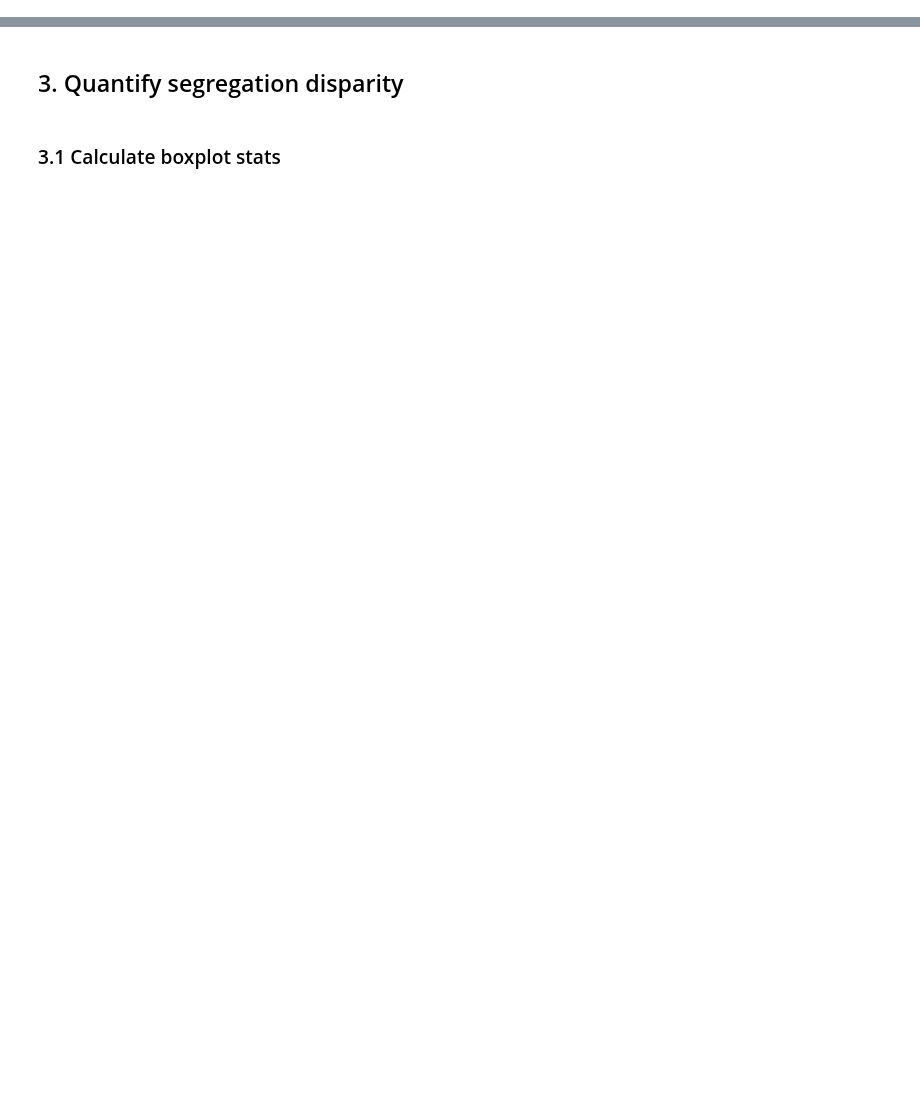
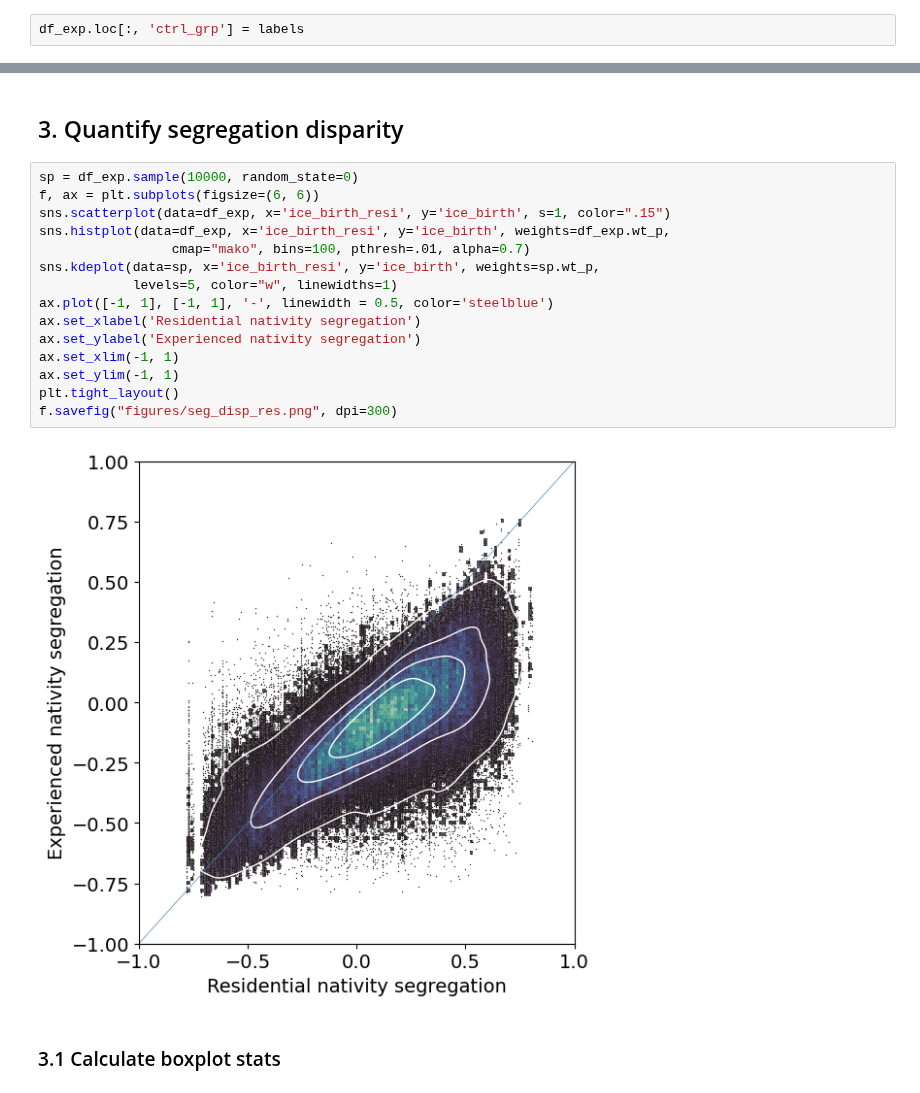
Before and after one commit to MobiSegInsights/mobi-social-segregation-se, a Jupyter notebook: src/MobiSegInsightsSE.models.1.0/29-model-seg-disp-exp.ipynb, the cells around one changed output, grey strips where cells are left out. Saved outputs shown, nothing was run; the diff lists cells and outputs as text; blank space fills up the shorter version.

```diff
--- a/src/MobiSegInsightsSE.models.1.0/29-model-seg-disp-exp.ipynb
+++ b/src/MobiSegInsightsSE.models.1.0/29-model-seg-disp-exp.ipynb
@@ -91,0 +132,2 @@ Name: 570844, dtype: object
+# %%
+df_exp.loc[:, 'ctrl_grp'] = labels
@@ -119,5 +314,22 @@ Name: wt_p, dtype: float64
 # %% [markdown]
 ## 3. Quantify segregation disparity
+# %%
+sp = df_exp.sample(10000, random_state=0)
+f, ax = plt.subplots(figsize=(6, 6))
+sns.scatterplot(data=df_exp, x='ice_birth_resi', y='ice_birth', s=1, color=".15")
+sns.histplot(data=df_exp, x='ice_birth_resi', y='ice_birth', weights=df_exp.wt_p,
+                 cmap="mako", bins=100, pthresh=.01, alpha=0.7)
+sns.kdeplot(data=sp, x='ice_birth_resi', y='ice_birth', weights=sp.wt_p,
+            levels=5, color="w", linewidths=1)
+ax.plot([-1, 1], [-1, 1], '-', linewidth = 0.5, color='steelblue')
+ax.set_xlabel('Residential nativity segregation')
+ax.set_ylabel('Experienced nativity segregation')
+ax.set_xlim(-1, 1)
+ax.set_ylim(-1, 1)
+plt.tight_layout()
+f.savefig("figures/seg_disp_res.png", dpi=300)
+# %% [output]
+[figure, added]
 # %% [markdown]
 ### 3.1 Calculate boxplot stats
 # %%
```
Also changed, not shown: parts of 41 cells of this notebook, 18 other files.
